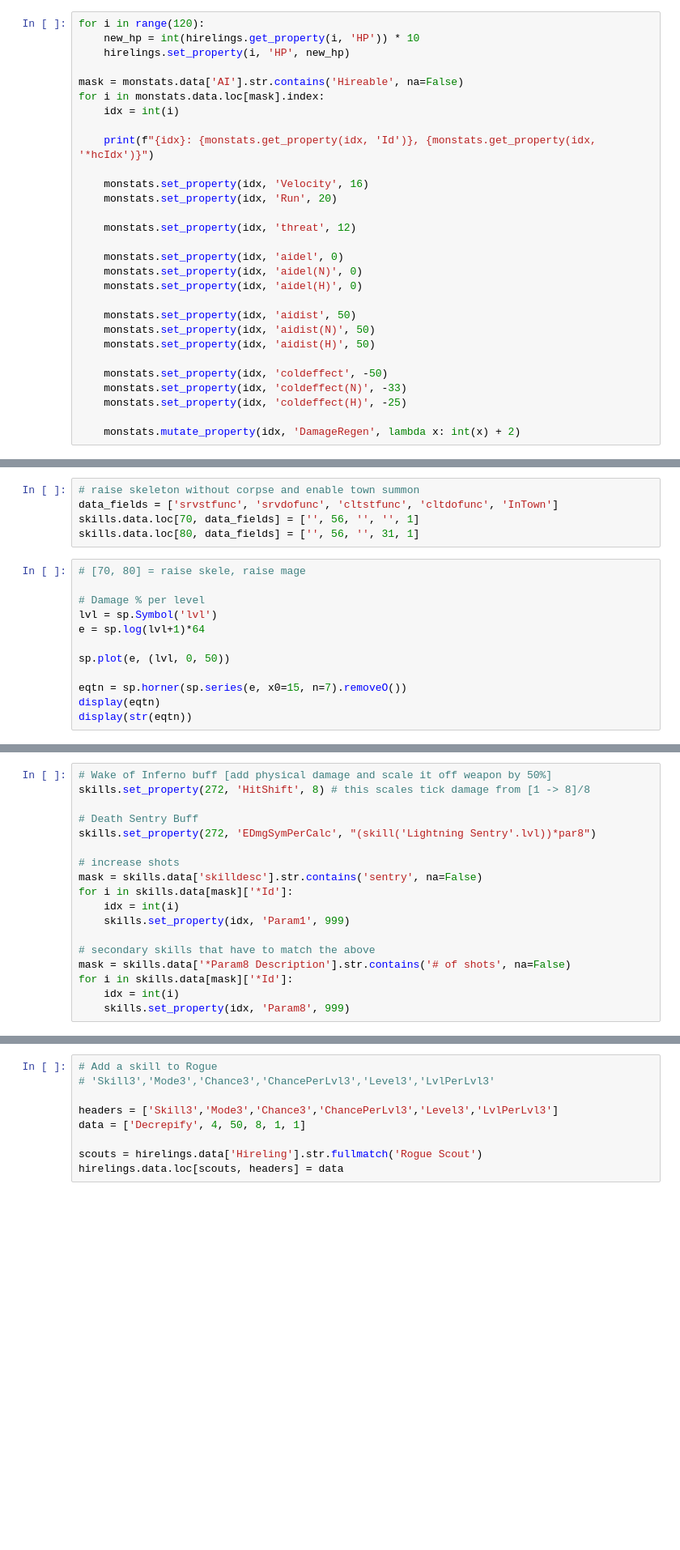
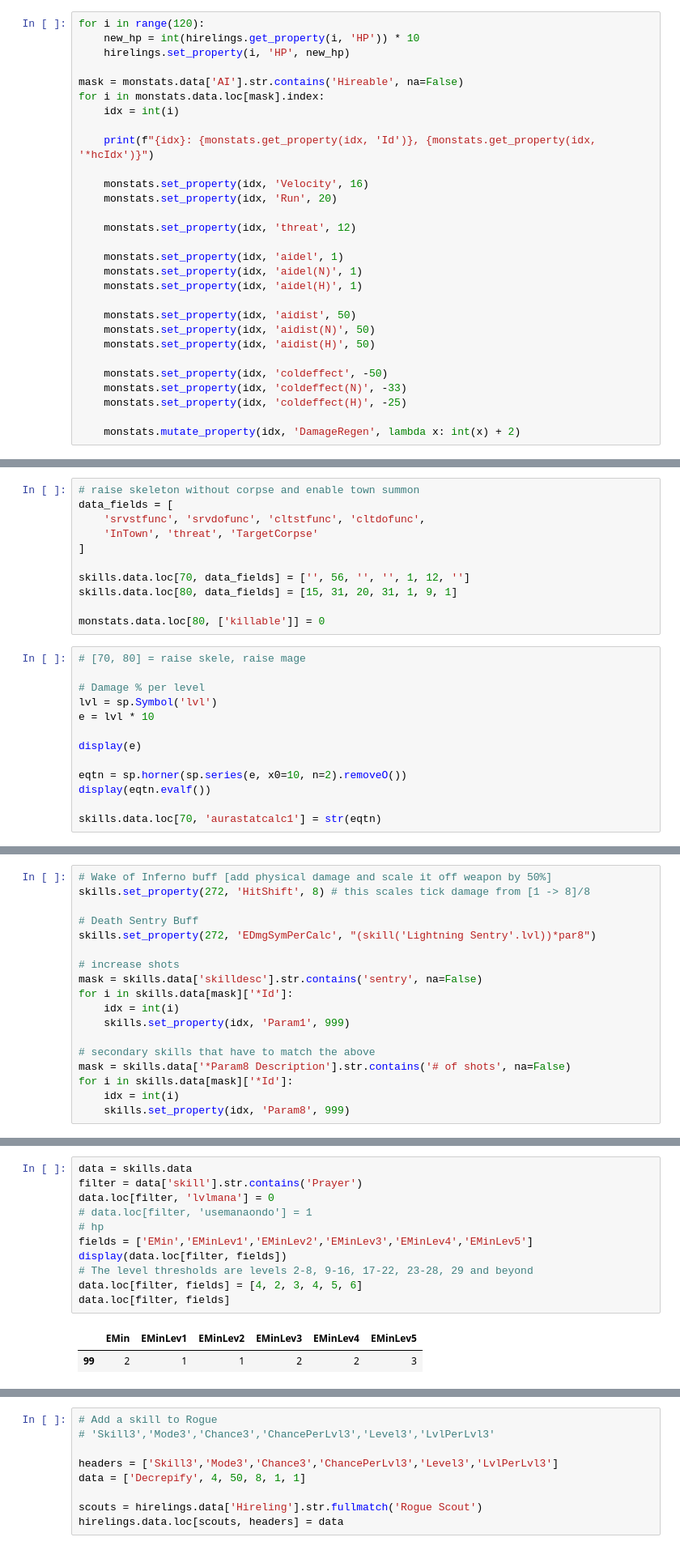
Before and after one commit to KrunoSaho/Jupyter, a Jupyter notebook: Tooling.ipynb, the cells around one changed output, grey strips where cells are left out. Shown at 81% size. Cells and saved outputs as stored; diff of their text form; blank space fills up the shorter version.

```diff
--- a/Tooling.ipynb
+++ b/Tooling.ipynb
@@ -77,9 +76,9 @@ for i in monstats.data.loc[mask].index:
 
     monstats.set_property(idx, 'threat', 12)
 
-    monstats.set_property(idx, 'aidel', 0)
-    monstats.set_property(idx, 'aidel(N)', 0)
-    monstats.set_property(idx, 'aidel(H)', 0)
+    monstats.set_property(idx, 'aidel', 1)
+    monstats.set_property(idx, 'aidel(N)', 1)
+    monstats.set_property(idx, 'aidel(H)', 1)
 
     monstats.set_property(idx, 'aidist', 50)
     monstats.set_property(idx, 'aidist(N)', 50)
@@ -209,19 +208,26 @@ monstats.data.loc[mask, fields]
 | 432 | 60 | 95 | 170 | 270 | 285 | 460 |
 # %%
 # raise skeleton without corpse and enable town summon
-data_fields = ['srvstfunc', 'srvdofunc', 'cltstfunc', 'cltdofunc', 'InTown']
-skills.data.loc[70, data_fields] = ['', 56, '', '', 1]
-skills.data.loc[80, data_fields] = ['', 56, '', 31, 1]
+data_fields = [
+    'srvstfunc', 'srvdofunc', 'cltstfunc', 'cltdofunc',
+    'InTown', 'threat', 'TargetCorpse'
+]
+
+skills.data.loc[70, data_fields] = ['', 56, '', '', 1, 12, '']
+skills.data.loc[80, data_fields] = [15, 31, 20, 31, 1, 9, 1]
+
+monstats.data.loc[80, ['killable']] = 0
 # %%
 # [70, 80] = raise skele, raise mage
 
 # Damage % per level
 lvl = sp.Symbol('lvl')
-e = sp.log(lvl+1)*64
+e = lvl * 10
 
-sp.plot(e, (lvl, 0, 50))
+display(e)
 
-eqtn = sp.horner(sp.series(e, x0=15, n=7).removeO())
-display(eqtn)
-display(str(eqtn))
+eqtn = sp.horner(sp.series(e, x0=10, n=2).removeO())
+display(eqtn.evalf())
+
+skills.data.loc[70, 'aurastatcalc1'] = str(eqtn)
 # %% [output]
@@ -319,0 +322,14 @@ for i in skills.data[mask]['*Id']:
+# %%
+data = skills.data
+filter = data['skill'].str.contains('Prayer')
+data.loc[filter, 'lvlmana'] = 0
+# data.loc[filter, 'usemanaondo'] = 1
+# hp
+fields = ['EMin','EMinLev1','EMinLev2','EMinLev3','EMinLev4','EMinLev5']
+display(data.loc[filter, fields])
+# The level thresholds are levels 2-8, 9-16, 17-22, 23-28, 29 and beyond
+data.loc[filter, fields] = [4, 2, 3, 4, 5, 6]
+data.loc[filter, fields]
+# %% [output]
+|  | EMin | EMinLev1 | EMinLev2 | EMinLev3 | EMinLev4 | EMinLev5 |
+| 99 | 2 | 1 | 1 | 2 | 2 | 3 |
```
Also changed, not shown: parts of 16 cells of this notebook.
